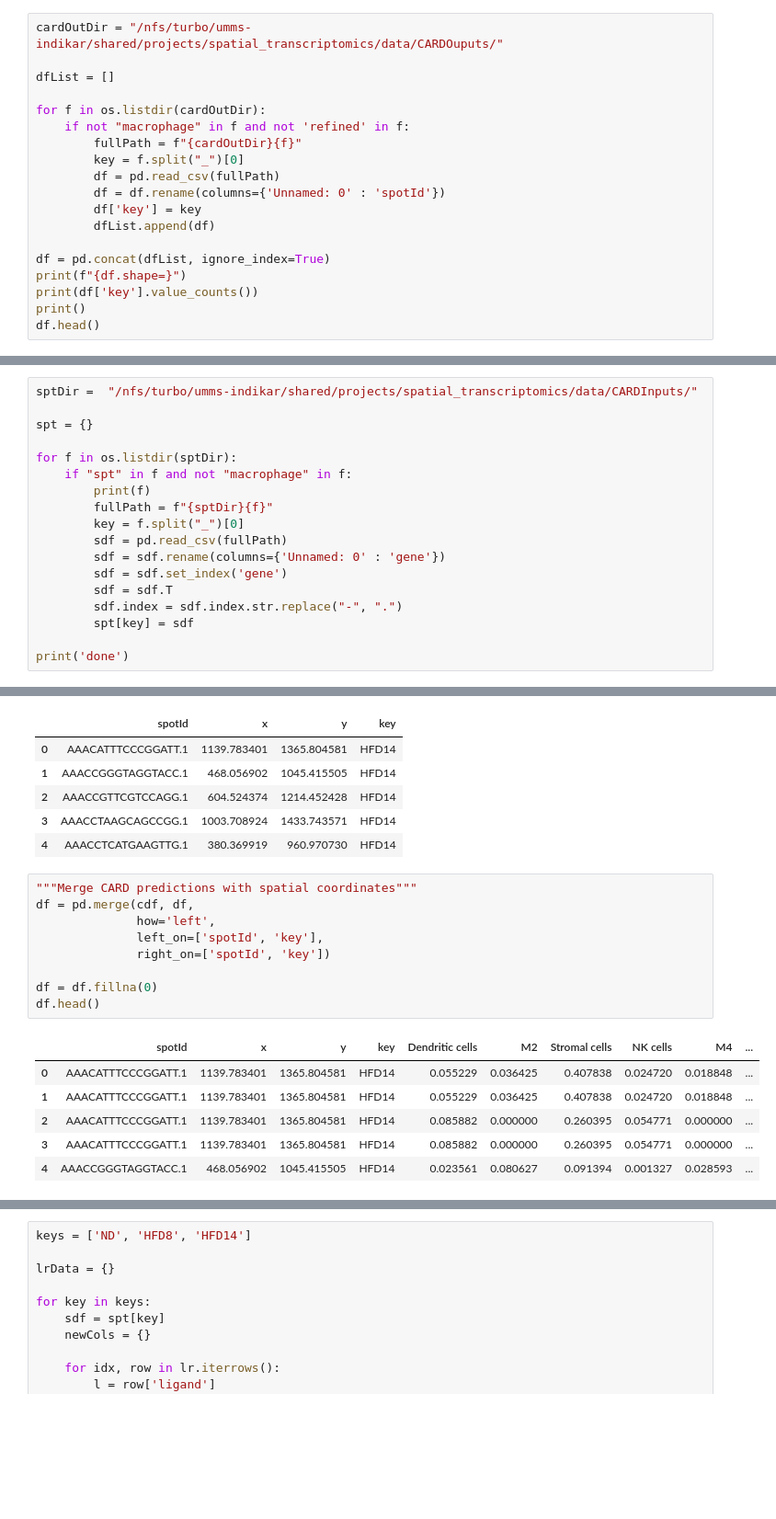
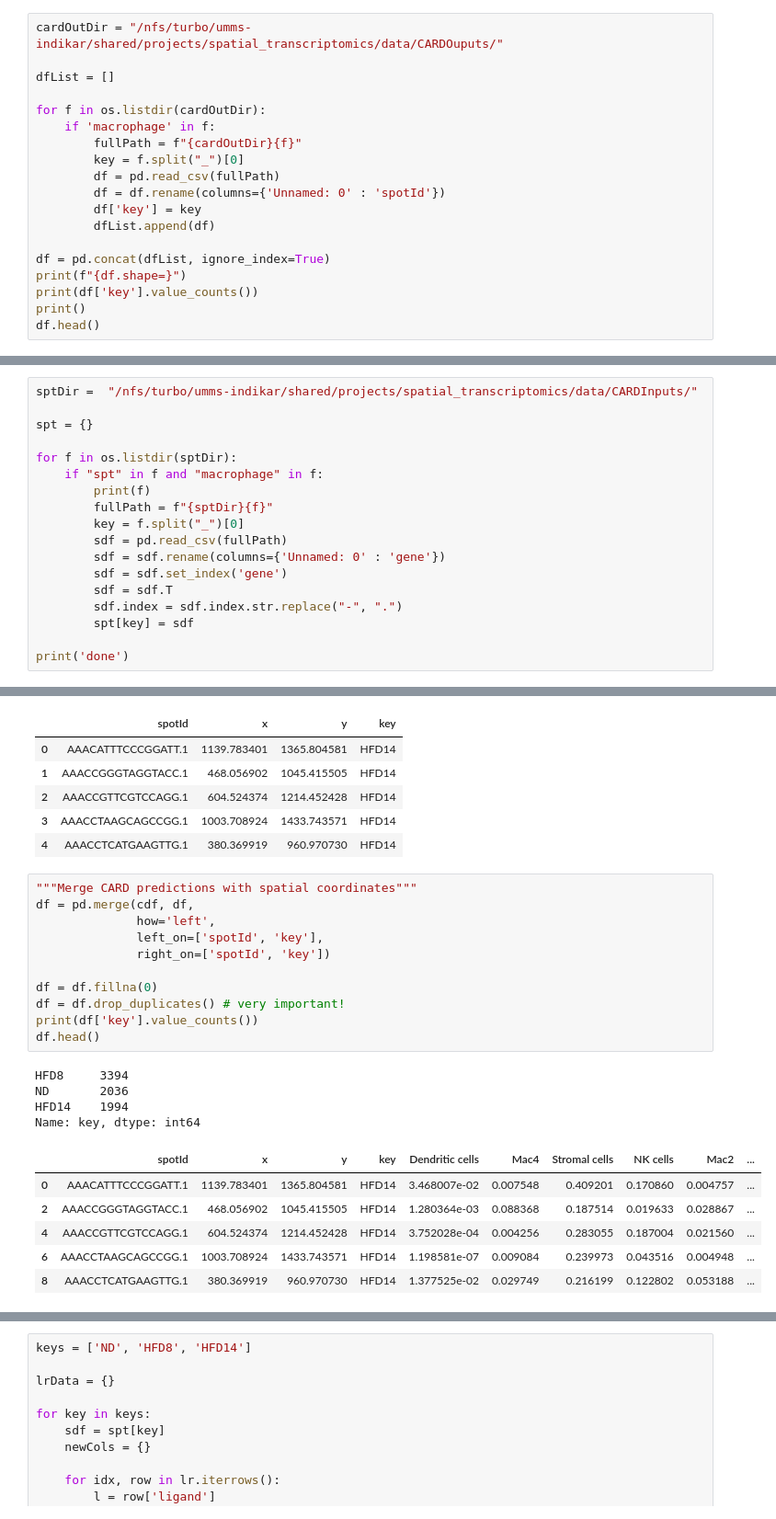
Before and after one commit to CooperStansbury/spatial_transcriptomics, a Jupyter notebook: clustering/LR_SPT.ipynb, the cells around one changed output, grey strips where cells are left out. Shown at 92% size. Drawn from its saved outputs; the diff is of its cells as text; blank space fills up the shorter version.

```diff
--- a/clustering/LR_SPT.ipynb
+++ b/clustering/LR_SPT.ipynb
@@ -38,7 +41,7 @@ cardOutDir = "/nfs/turbo/umms-indikar/shared/projects/spatial_transcriptomics/da
 dfList = []
 
 for f in os.listdir(cardOutDir):
-    if not "macrophage" in f and not 'refined' in f:
+    if 'macrophage' in f:
         fullPath = f"{cardOutDir}{f}"
         key = f.split("_")[0]
         df = pd.read_csv(fullPath)
@@ -69,7 +72,7 @@ sptDir =  "/nfs/turbo/umms-indikar/shared/projects/spatial_transcriptomics/data/
 spt = {}
 
 for f in os.listdir(sptDir):
-    if "spt" in f and not "macrophage" in f:
+    if "spt" in f and "macrophage" in f:
         print(f)
         fullPath = f"{sptDir}{f}"
         key = f.split("_")[0]
@@ -120,16 +123,22 @@ Name: key, dtype: int64
 # %%
 """Merge CARD predictions with spatial coordinates"""
 df = pd.merge(cdf, df,
               how='left',
               left_on=['spotId', 'key'],
               right_on=['spotId', 'key'])
 
 df = df.fillna(0)
+df = df.drop_duplicates() # very important!
+print(df['key'].value_counts())
 df.head()
 # %% [output]
+HFD8     3394
+ND       2036
+HFD14    1994
+Name: key, dtype: int64
-|  | spotId | x | y | key | Dendritic cells | M2 | Stromal cells | NK cells | M4 | ... |
-| 0 | AAACATTTCCCGGATT.1 | 1139.783401 | 1365.804581 | HFD14 | 0.055229 | 0.036425 | 0.407838 | 0.024720 | 0.018848 | ... |
-| 1 | AAACATTTCCCGGATT.1 | 1139.783401 | 1365.804581 | HFD14 | 0.055229 | 0.036425 | 0.407838 | 0.024720 | 0.018848 | ... |
-| 2 | AAACATTTCCCGGATT.1 | 1139.783401 | 1365.804581 | HFD14 | 0.085882 | 0.000000 | 0.260395 | 0.054771 | 0.000000 | ... |
-| 3 | AAACATTTCCCGGATT.1 | 1139.783401 | 1365.804581 | HFD14 | 0.085882 | 0.000000 | 0.260395 | 0.054771 | 0.000000 | ... |
-| 4 | AAACCGGGTAGGTACC.1 | 468.056902 | 1045.415505 | HFD14 | 0.023561 | 0.080627 | 0.091394 | 0.001327 | 0.028593 | ... |
+|  | spotId | x | y | key | Dendritic cells | Mac4 | Stromal cells | NK cells | Mac2 | ... |
+| 0 | AAACATTTCCCGGATT.1 | 1139.783401 | 1365.804581 | HFD14 | 3.468007e-02 | 0.007548 | 0.409201 | 0.170860 | 0.004757 | ... |
+| 2 | AAACCGGGTAGGTACC.1 | 468.056902 | 1045.415505 | HFD14 | 1.280364e-03 | 0.088368 | 0.187514 | 0.019633 | 0.028867 | ... |
+| 4 | AAACCGTTCGTCCAGG.1 | 604.524374 | 1214.452428 | HFD14 | 3.752028e-04 | 0.004256 | 0.283055 | 0.187004 | 0.021560 | ... |
+| 6 | AAACCTAAGCAGCCGG.1 | 1003.708924 | 1433.743571 | HFD14 | 1.198581e-07 | 0.009084 | 0.239973 | 0.043516 | 0.004948 | ... |
+| 8 | AAACCTCATGAAGTTG.1 | 380.369919 | 960.970730 | HFD14 | 1.377525e-02 | 0.029749 | 0.216199 | 0.122802 | 0.053188 | ... |
```
Also changed, not shown: parts of 12 cells of this notebook, 16 other files.
